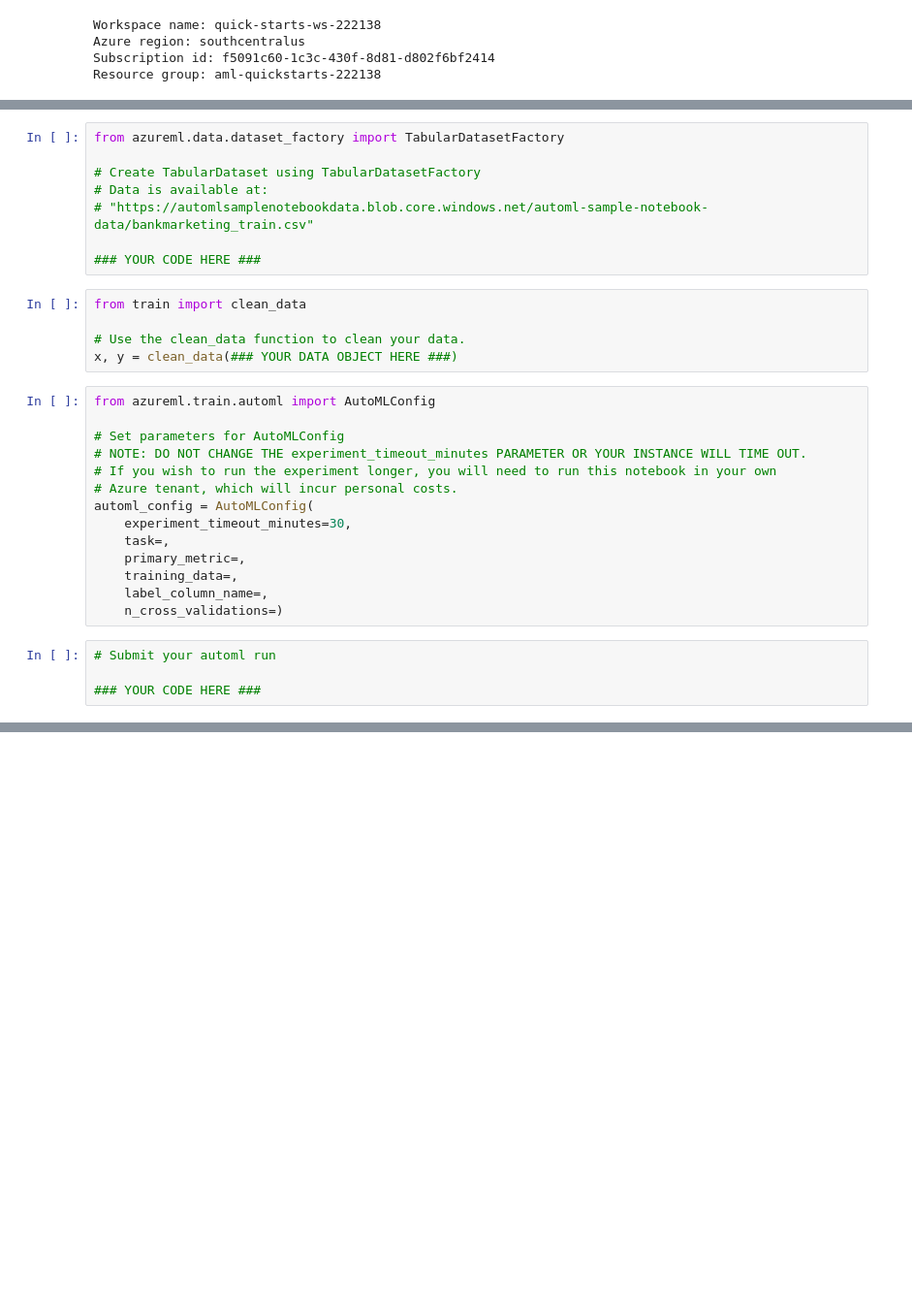
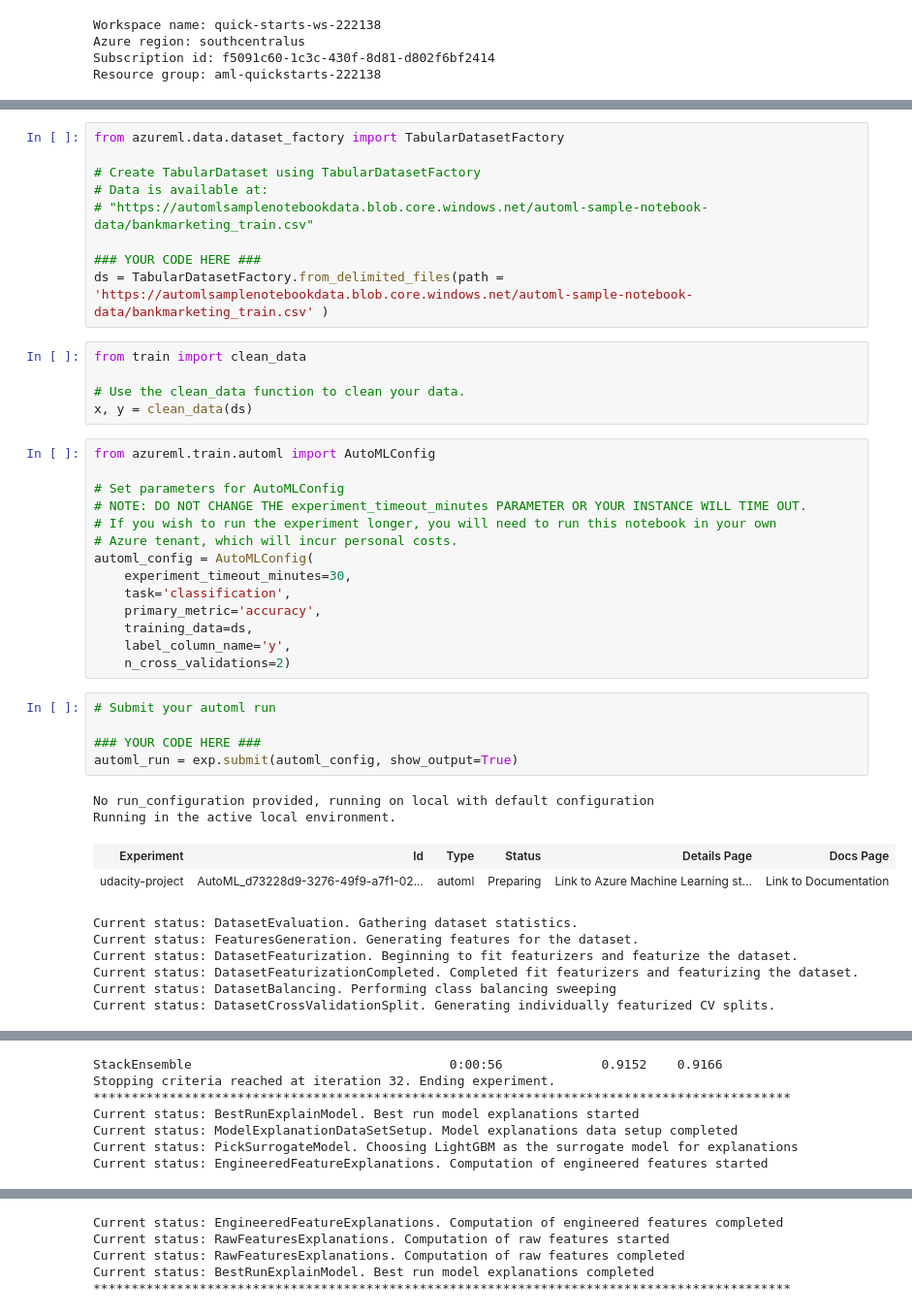
Before and after one commit to mheroth/Optimizing-an-ML-Pipeline_in-Azure, a Jupyter notebook: udacity-project.ipynb, the cells around one changed output, grey strips where cells are left out. Shown at 97% size. Cells and saved outputs as stored; diff of their text form; blank space fills up the shorter version.

Commit message:
Add files via upload
added auto ml code

```diff
--- a/udacity-project.ipynb
+++ b/udacity-project.ipynb
@@ -96,11 +136,12 @@ from azureml.data.dataset_factory import TabularDatasetFactory
 # "https://automlsamplenotebookdata.blob.core.windows.net/automl-sample-notebook-data/bankmarketing_train.csv"
 
 ### YOUR CODE HERE ###
+ds = TabularDatasetFactory.from_delimited_files(path = 'https://automlsamplenotebookdata.blob.core.windows.net/automl-sample-notebook-data/bankmarketing_train.csv' )
 # %%
 from train import clean_data
 
 # Use the clean_data function to clean your data.
-x, y = clean_data(### YOUR DATA OBJECT HERE ###)
+x, y = clean_data(ds)
 # %%
 from azureml.train.automl import AutoMLConfig
 
@@ -110,12 +151,24 @@ from azureml.train.automl import AutoMLConfig
 # Azure tenant, which will incur personal costs.
 automl_config = AutoMLConfig(
     experiment_timeout_minutes=30,
-    task=,
-    primary_metric=,
-    training_data=,
-    label_column_name=,
-    n_cross_validations=)
+    task='classification',
+    primary_metric='accuracy',
+    training_data=ds,
+    label_column_name='y',
+    n_cross_validations=2)
 # %%
 # Submit your automl run
 
 ### YOUR CODE HERE ###
+automl_run = exp.submit(automl_config, show_output=True)
+# %% [output]
+No run_configuration provided, running on local with default configuration
+Running in the active local environment.
+| Experiment | Id | Type | Status | Details Page | Docs Page |
+| udacity-project | AutoML_d73228d9-3276-49f9-a7f1-02... | automl | Preparing | Link to Azure Machine Learning st... | Link to Documentation |
+Current status: DatasetEvaluation. Gathering dataset statistics.
+Current status: FeaturesGeneration. Generating features for the dataset.
+Current status: DatasetFeaturization. Beginning to fit featurizers and featurize the dataset.
+Current status: DatasetFeaturizationCompleted. Completed fit featurizers and featurizing the dataset.
+Current status: DatasetBalancing. Performing class balancing sweeping
+Current status: DatasetCrossValidationSplit. Generating individually featurized CV splits.
@@ -121,0 +199,7 @@ automl_config = AutoMLConfig(
+StackEnsemble                                  0:00:56             0.9152    0.9166
+Stopping criteria reached at iteration 32. Ending experiment.
+********************************************************************************************
+Current status: BestRunExplainModel. Best run model explanations started
+Current status: ModelExplanationDataSetSetup. Model explanations data setup completed
+Current status: PickSurrogateModel. Choosing LightGBM as the surrogate model for explanations
+Current status: EngineeredFeatureExplanations. Computation of engineered features started
@@ -122,3 +207,8 @@ automl_config = AutoMLConfig(
+Current status: EngineeredFeatureExplanations. Computation of engineered features completed
+Current status: RawFeaturesExplanations. Computation of raw features started
+Current status: RawFeaturesExplanations. Computation of raw features completed
+Current status: BestRunExplainModel. Best run model explanations completed
+********************************************************************************************
 # %%
 # Retrieve and save your best automl model.
 
```
Also changed, not shown: parts of 8 cells of this notebook.
